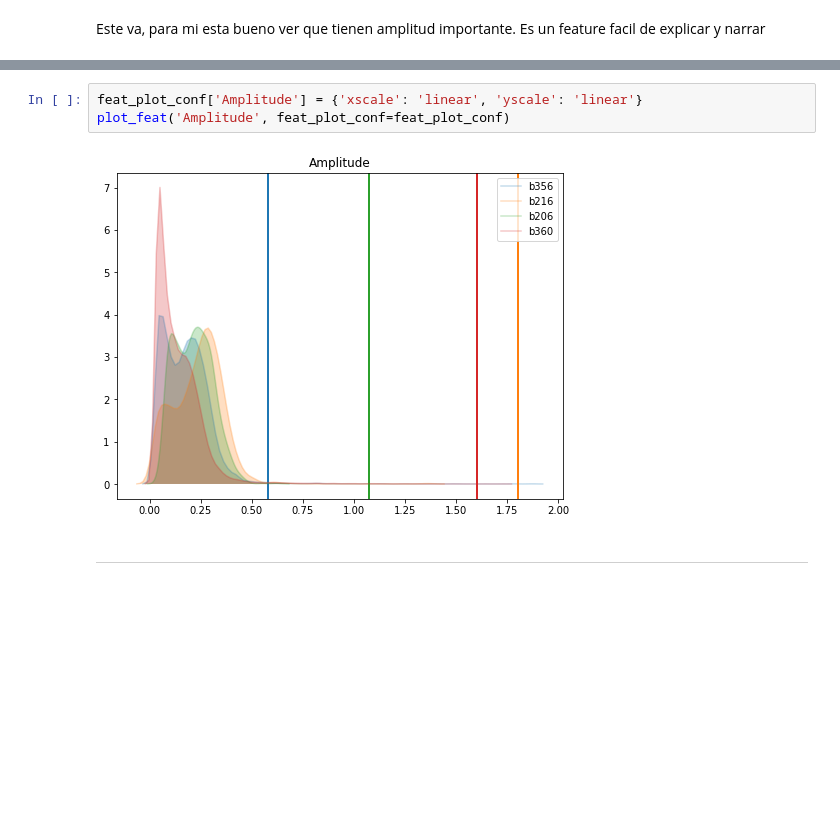
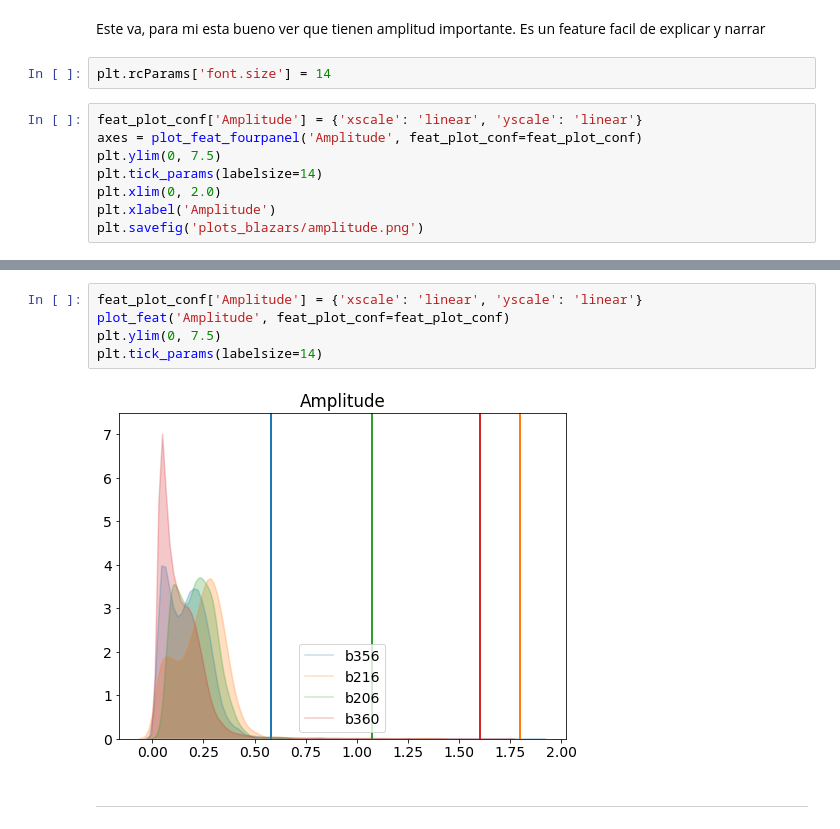
Before and after one commit to leliel12/paper_gema, a Jupyter notebook: 02_kde_comparations.ipynb, the cells around one changed output, grey strips where cells are left out. Saved outputs shown, nothing was run; the diff lists cells and outputs as text; blank space fills up the shorter version.

Commit message:
added specialized plots

```diff
--- a/02_kde_comparations.ipynb
+++ b/02_kde_comparations.ipynb
@@ -178,3 +211,13 @@ def plot_feat(feat, df=df, feat_plot_conf=feat_plot_conf):
 -----------------------
 # %% [markdown]
 Este va, para mi esta bueno ver que tienen amplitud importante. Es un feature facil de explicar y narrar
+# %%
+plt.rcParams['font.size'] = 14
+# %%
+feat_plot_conf['Amplitude'] = {'xscale': 'linear', 'yscale': 'linear'}
+axes = plot_feat_fourpanel('Amplitude', feat_plot_conf=feat_plot_conf)
+plt.ylim(0, 7.5)
+plt.tick_params(labelsize=14)
+plt.xlim(0, 2.0)
+plt.xlabel('Amplitude')
+plt.savefig('plots_blazars/amplitude.png')
@@ -181,8 +226,10 @@ Este va, para mi esta bueno ver que tienen amplitud importante. Es un feature fa
 # %%
 feat_plot_conf['Amplitude'] = {'xscale': 'linear', 'yscale': 'linear'}
 plot_feat('Amplitude', feat_plot_conf=feat_plot_conf)
+plt.ylim(0, 7.5)
+plt.tick_params(labelsize=14)
 # %% [output]
-[figure, old version]
+[figure, new version]
 # %% [markdown]
 ---------------------------------------
 # %% [markdown]
```
Also changed, not shown: parts of 6 cells of this notebook.
